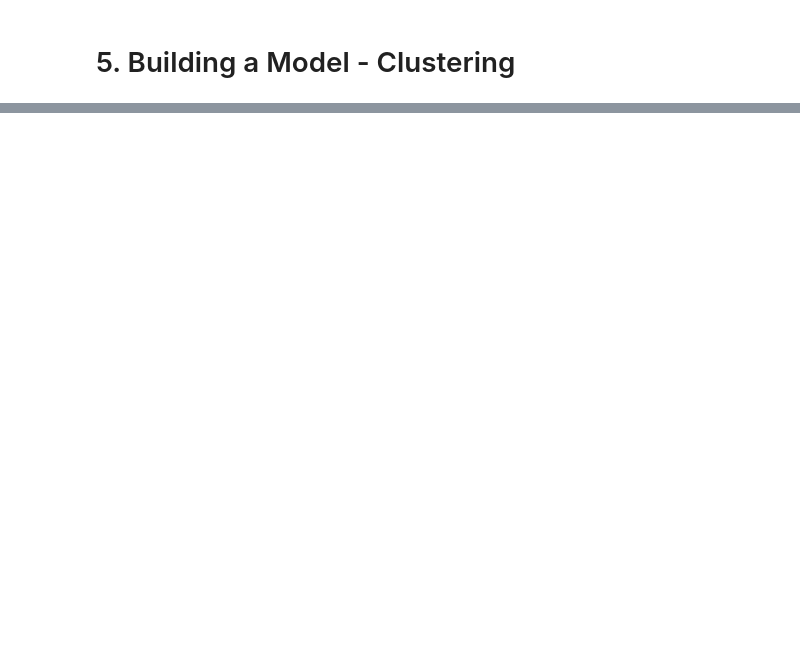
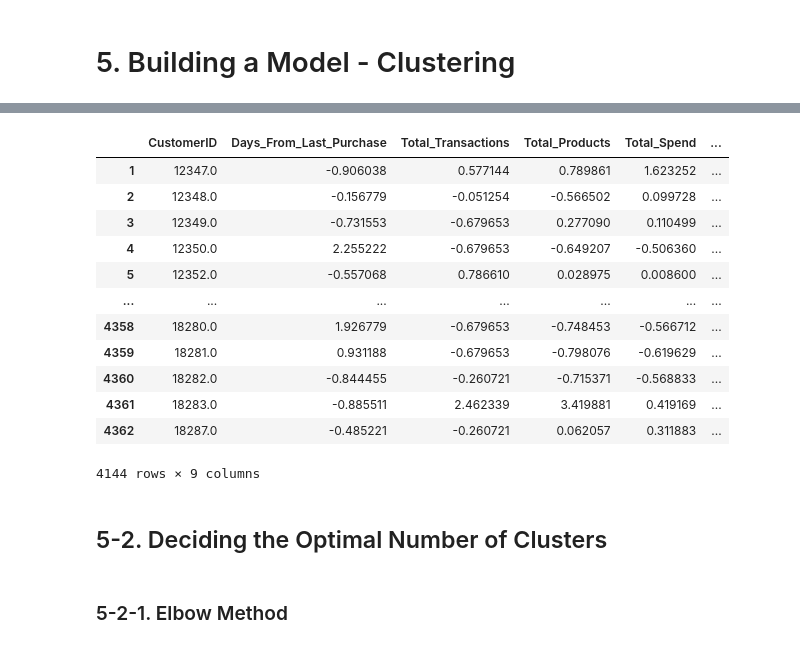
Before and after one commit to iamyunaseo/e-commerce-customer-behavior-analytics, a Jupyter notebook: e-commerce-customer-behavior-analytics.ipynb, the cells around one changed output, grey strips where cells are left out. Saved outputs shown, nothing was run; the diff lists cells and outputs as text; code cells hidden in the pictures; blank space fills up the shorter version.

```diff
--- a/e-commerce-customer-behavior-analytics.ipynb
+++ b/e-commerce-customer-behavior-analytics.ipynb
@@ -993,0 +1021,32 @@ customer_df.to_pickle(file_path/'customer_df.pkl')
+# %%
+# drop unnecessary columns
+
+customer_df_scaled = customer_df.drop(columns=['Date_Of_Last_Purchase'], inplace = False)
+
+# columns don't need to be scaled
+
+exclude_scaling = ['CustomerID', 'UK_OR_NOT']
+include_scaling = customer_df_scaled.columns.difference(exclude_scaling)
+# %%
+scaler = StandardScaler()
+customer_df_scaled[include_scaling] =scaler.fit_transform(customer_df_scaled[include_scaling])
+# %%
+customer_df_scaled
+# %% [output]
+|  | CustomerID | Days_From_Last_Purchase | Total_Transactions | Total_Products | Total_Spend | ... |
+| 1 | 12347.0 | -0.906038 | 0.577144 | 0.789861 | 1.623252 | ... |
+| 2 | 12348.0 | -0.156779 | -0.051254 | -0.566502 | 0.099728 | ... |
+| 3 | 12349.0 | -0.731553 | -0.679653 | 0.277090 | 0.110499 | ... |
+| 4 | 12350.0 | 2.255222 | -0.679653 | -0.649207 | -0.506360 | ... |
+| 5 | 12352.0 | -0.557068 | 0.786610 | 0.028975 | 0.008600 | ... |
+| ... | ... | ... | ... | ... | ... | ... |
+| 4358 | 18280.0 | 1.926779 | -0.679653 | -0.748453 | -0.566712 | ... |
+| 4359 | 18281.0 | 0.931188 | -0.679653 | -0.798076 | -0.619629 | ... |
+| 4360 | 18282.0 | -0.844455 | -0.260721 | -0.715371 | -0.568833 | ... |
+| 4361 | 18283.0 | -0.885511 | 2.462339 | 3.419881 | 0.419169 | ... |
+| 4362 | 18287.0 | -0.485221 | -0.260721 | 0.062057 | 0.311883 | ... |
+4144 rows × 9 columns
+# %% [markdown]
+## 5-2. Deciding the Optimal Number of Clusters
+# %% [markdown]
+### 5-2-1. Elbow Method
```
Also changed, not shown: parts of 13 cells of this notebook, 1 other file.
